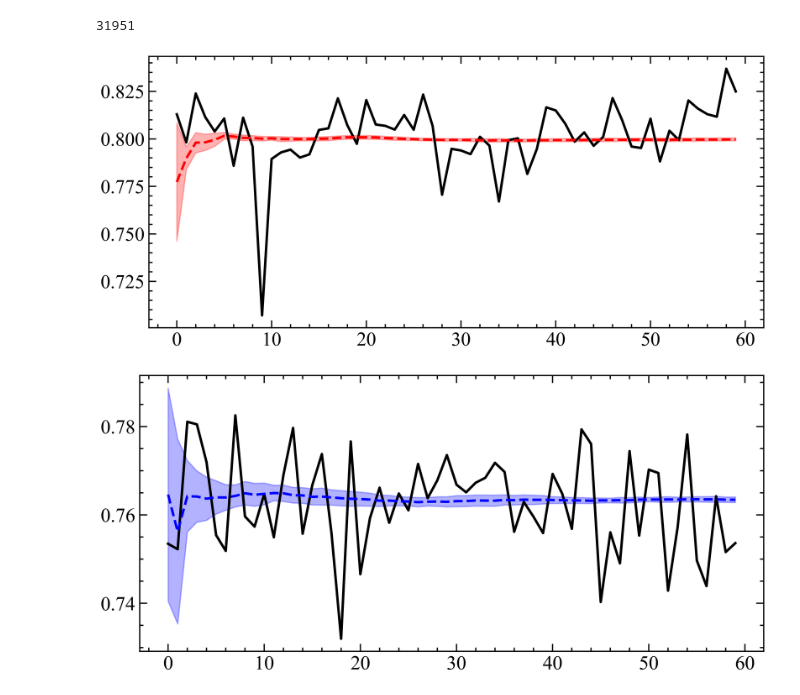
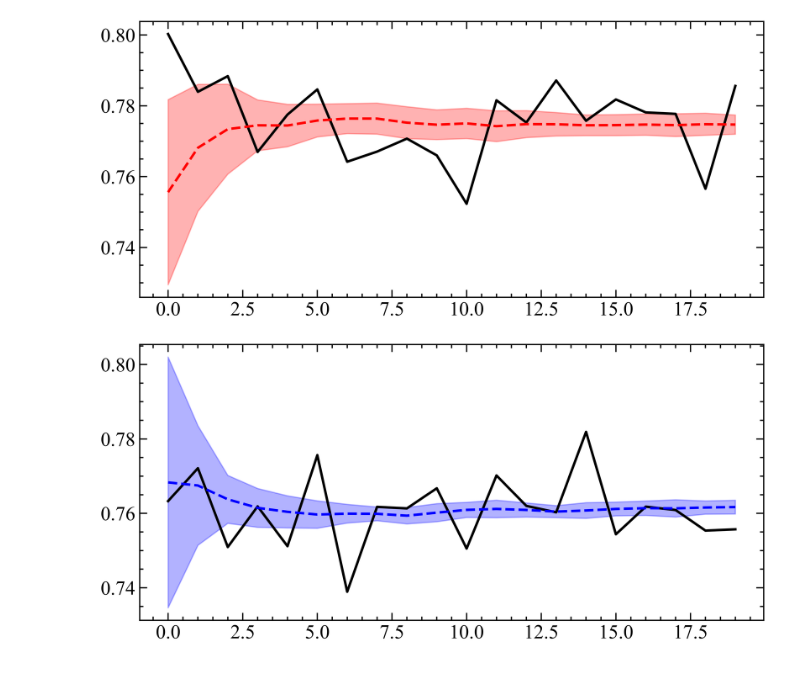
Before and after one commit to ViniMelloeMuller/fluidization-AE, a Jupyter notebook: notebooks/evaluate_model.ipynb, the cells around one changed output. Drawn from its saved outputs; the diff is of its cells as text; code cells hidden in the pictures.

```diff
--- a/notebooks/evaluate_model.ipynb
+++ b/notebooks/evaluate_model.ipynb
@@ -56,28 +56,27 @@ def mc_dropout_predict_parallel(model, X_test, n_forward_passes=100, n_jobs=-1):
 
     # Compute mean and uncertainty (standard deviation)
     mean_prediction = np.mean(predictions, axis=0)  # Mean across forward passes
+    assert mean_prediction.shape[1] == X_test.shape[1], f"Shape mismatch: {mean_prediction.shape} != {X_test.shape}"
+
     uncertainty = np.std(predictions, axis=0)  # Uncertainty (std dev)
 
     return mean_prediction, uncertainty
-# %%
-len(normal)
-# %% [output]
-31951
 # %%
 index: int = 30000
 mean, std = mc_dropout_predict_parallel(
-    autoencoder, normal[index].reshape(1, DEFAULT_WS, 1), 10
+    autoencoder, np.expand_dims(normal[index], 0), 10
 )
 
 ymin = (mean - std).flatten()
 ymax = (mean + std).flatten()
-x = range(DEFAULT_WS)
+
+x = range(len(normal[index]))
 
 plt.plot(x, normal[index], label="Normal")
 plt.plot(x, mean.flatten())
 plt.fill_between(x, ymin, ymax, alpha=0.3, color="red");
 # %% [output]
-[figure, old version]
+[figure, new version]
 # %%
 index: int = 1000
 mean, std = mc_dropout_predict_parallel(
@@ -92,4 +91,4 @@ plt.plot(x, painco[index], label="Normal")
 plt.plot(x, mean.flatten(), c='blue')
 plt.fill_between(x, ymin, ymax, alpha=0.3, color="blue");
 # %% [output]
-[figure, old version]
+[figure, new version]
```
Also changed, not shown: parts of 1 cell of this notebook, 3 other files.
